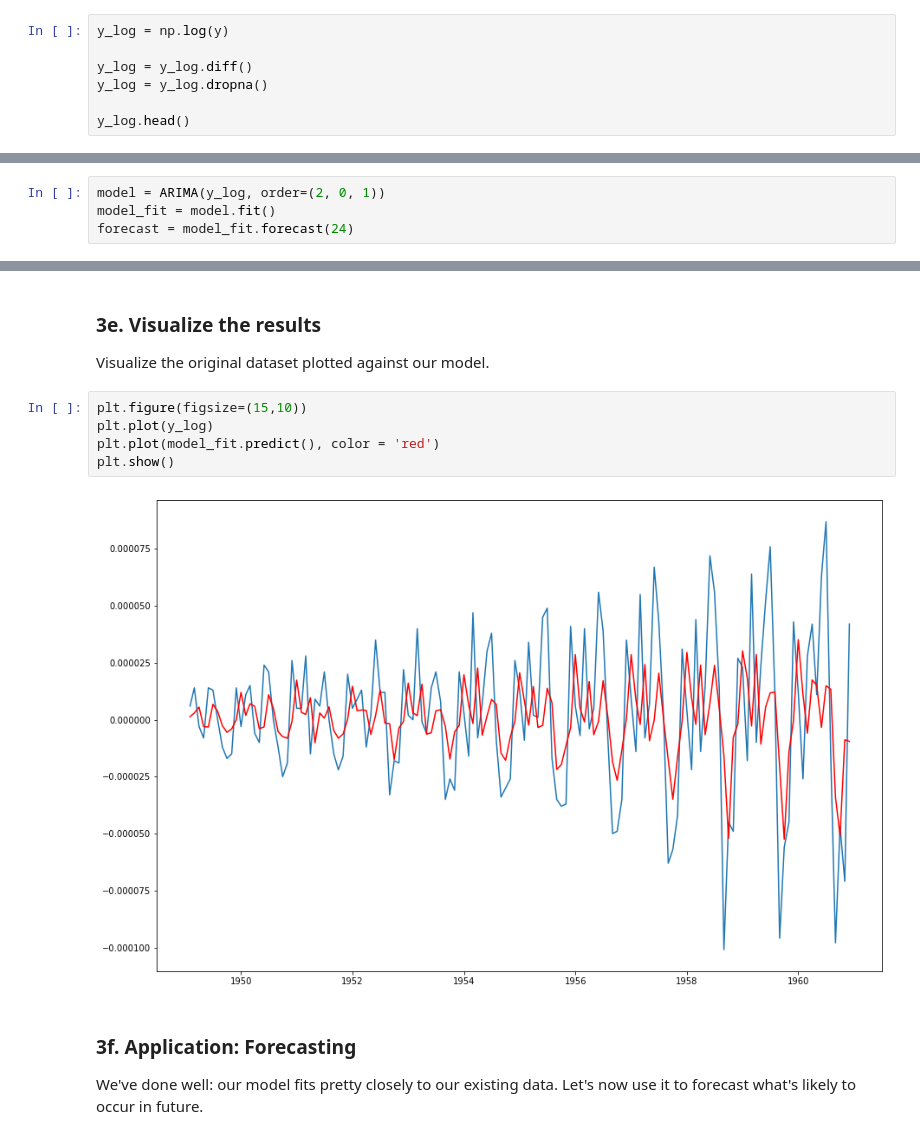
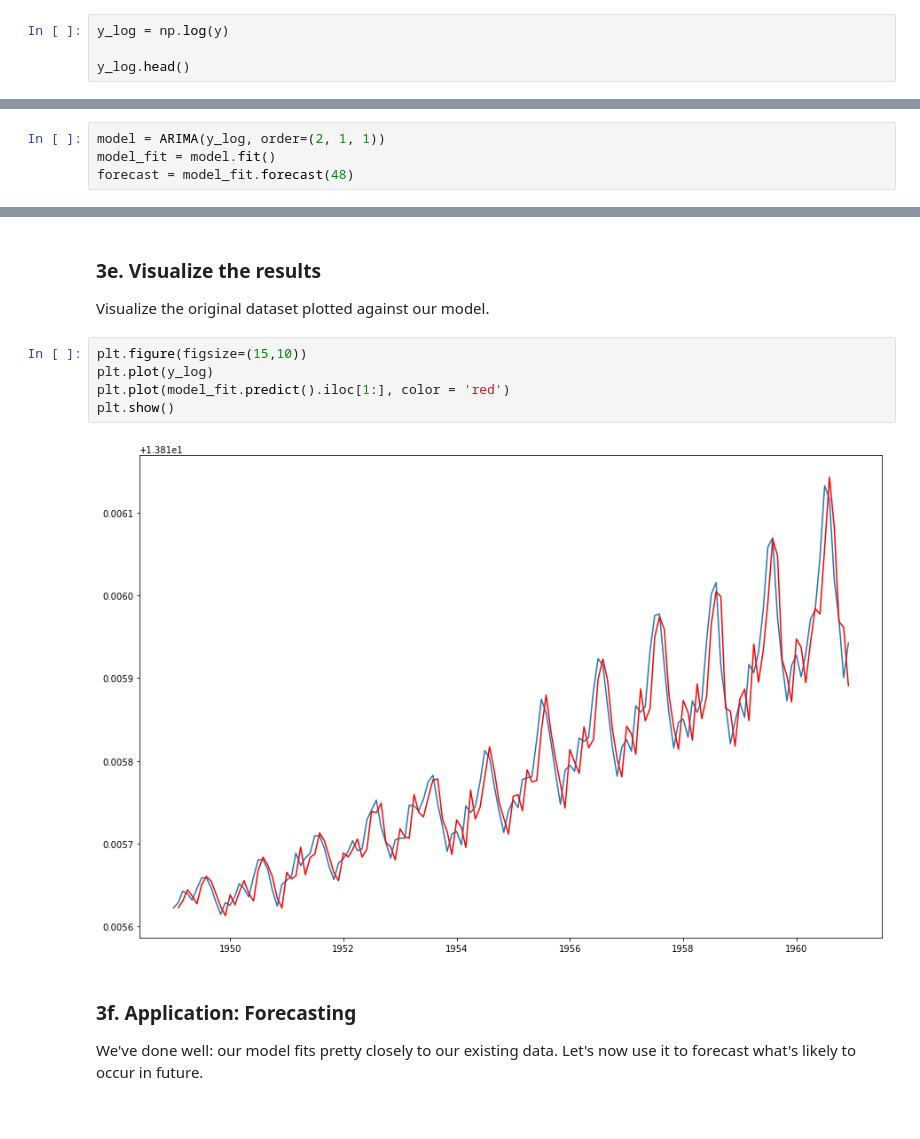
Before and after one commit to MZNewman/Springboard, a Jupyter notebook: Cowboys_CigrettesCaseStudy/Cowboys&CigrettesCaseStudy/Cowboy Cigarettes Case Study - Tier 3.ipynb, the cells around one changed output, grey strips where cells are left out. Drawn from its saved outputs; the diff is of its cells as text.

```diff
--- a/Cowboys_CigrettesCaseStudy/Cowboys&CigrettesCaseStudy/Cowboy Cigarettes Case Study - Tier 3.ipynb
+++ b/Cowboys_CigrettesCaseStudy/Cowboys&CigrettesCaseStudy/Cowboy Cigarettes Case Study - Tier 3.ipynb
@@ -277,9 +257,6 @@ One often used way of getting rid of changing variance is to take the natural lo
 # %%
 y_log = np.log(y)
 
-y_log = y_log.diff()
-y_log = y_log.dropna()
-
 y_log.head()
 # %% [output]
 Month
@@ -398,7 +376,7 @@ This is what it says in the original tier 1 notebook: So the best p,d, q, parame
 # %%
-model = ARIMA(y_log, order=(2, 0, 1))
+model = ARIMA(y_log, order=(2, 1, 1))
 model_fit = model.fit()
-forecast = model_fit.forecast(24)
+forecast = model_fit.forecast(48)
 # %% [markdown]
 We can take a look at a summary of the model this library has built around our data.
 # %%
@@ -432,10 +409,10 @@ Visualize the original dataset plotted against our model.
 # %%
 plt.figure(figsize=(15,10))
 plt.plot(y_log)
-plt.plot(model_fit.predict(), color = 'red')
+plt.plot(model_fit.predict().iloc[1:], color = 'red')
 plt.show()
 # %% [output]
-[figure, old version]
+[figure, new version]
 # %% [markdown]
 ### 3f. Application: Forecasting
 
```
Also changed, not shown: parts of 27 cells of this notebook.
